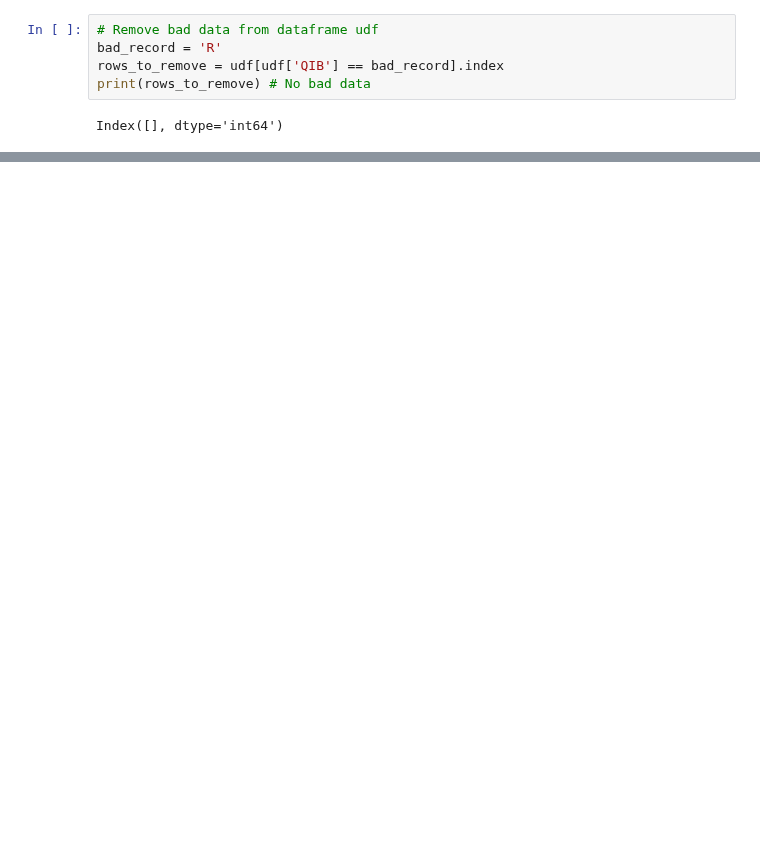
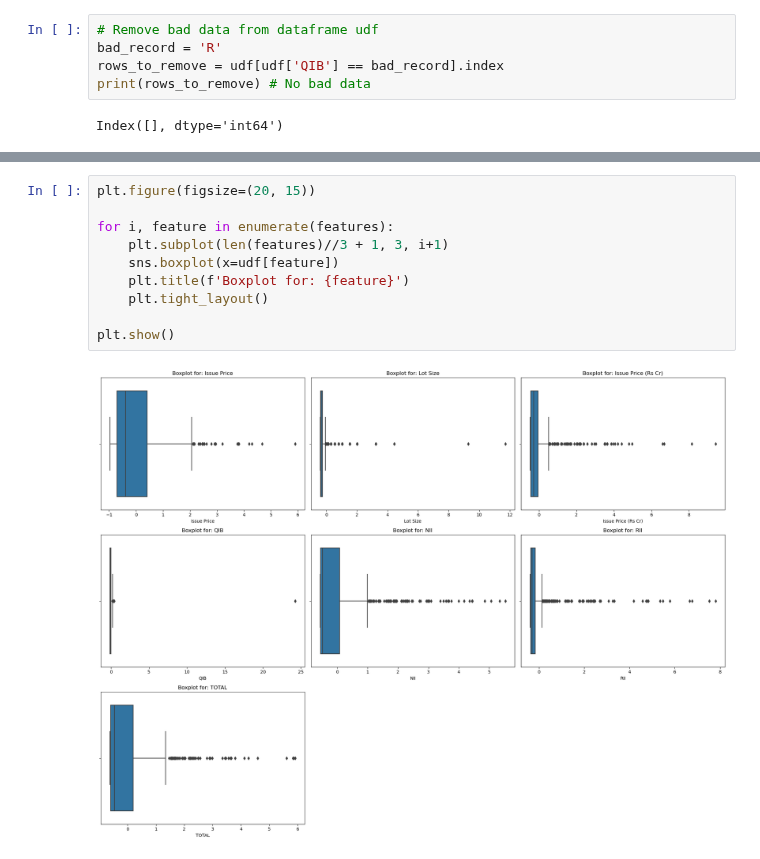
Before and after one commit to quicksid/IPO_Prediction_week3, a Jupyter notebook: Untitled.ipynb, the cells around one changed output, grey strips where cells are left out. Cells and saved outputs as stored; diff of their text form; blank space fills up the shorter version.

```diff
--- a/Untitled.ipynb
+++ b/Untitled.ipynb
@@ -135,0 +187,12 @@ numpy.ndarray
+# %%
+plt.figure(figsize=(20, 15))
+
+for i, feature in enumerate(features):
+    plt.subplot(len(features)//3 + 1, 3, i+1)
+    sns.boxplot(x=udf[feature])
+    plt.title(f'Boxplot for: {feature}')
+    plt.tight_layout()
+
+plt.show()
+# %% [output]
+[figure, added]
```
Also changed, not shown: parts of 21 cells of this notebook, 4 other files.
